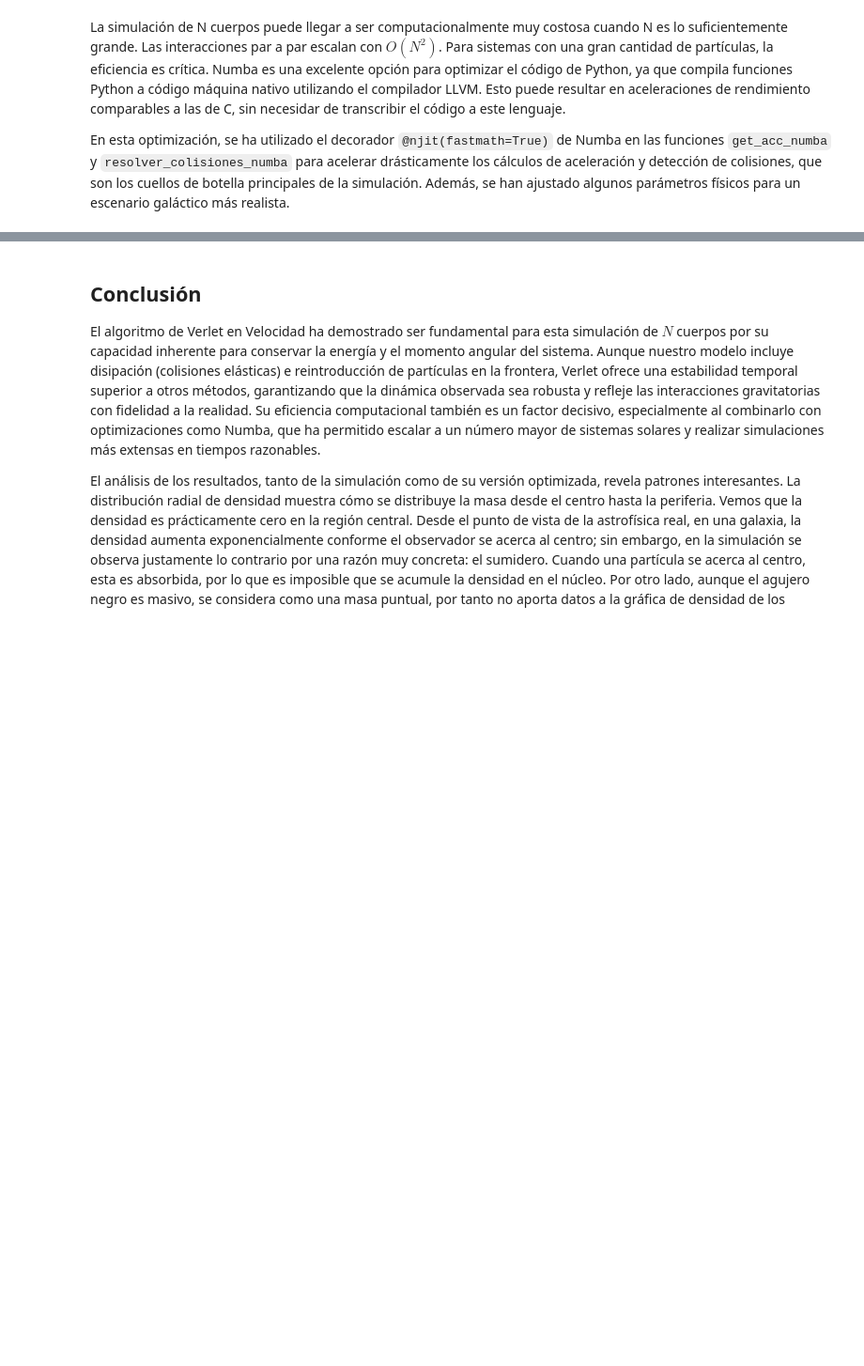
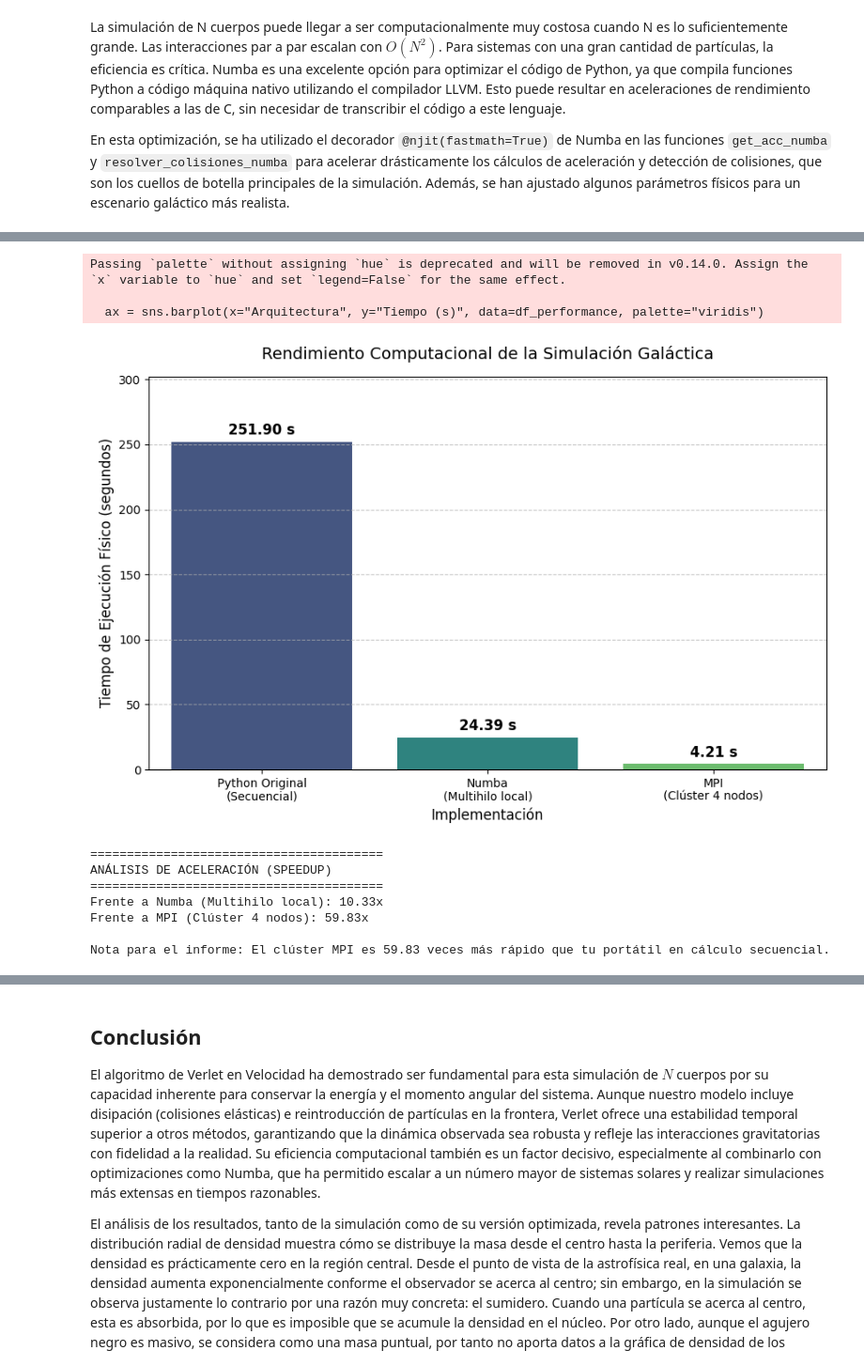
Before and after one commit to carmenbonal/2526_Computacional, a Jupyter notebook: voluntario1/Voluntario_1.ipynb, the cells around one changed output, grey strips where cells are left out. Shown at 94% size. Cells and saved outputs as stored; diff of their text form; code cells hidden in the pictures; blank space fills up the shorter version.

Commit message:
MPI y comparacion de rendimientos

```diff
--- a/voluntario1/Voluntario_1.ipynb
+++ b/voluntario1/Voluntario_1.ipynb
@@ -463,0 +680,67 @@ Tiempo total de ejecución: 16.90 segundos
+# %%
+import pandas as pd
+import matplotlib.pyplot as plt
+import seaborn as sns
+
+# 1. Definir los datos
+tiempos = {
+    "Arquitectura": [
+        "Python Original\n(Secuencial)",
+        "Numba\n(Multihilo local)",
+        "MPI\n(Clúster 4 nodos)"
+    ],
+    "Tiempo (s)": [251.8957, 24.39, 4.21]
+}
+
+df_performance = pd.DataFrame(tiempos)
+
+# 2. Configurar la gráfica
+plt.figure(figsize=(9, 6))
+ax = sns.barplot(x="Arquitectura", y="Tiempo (s)", data=df_performance, palette="viridis")
+
+# 3. Añadir las etiquetas de tiempo encima de cada barra
+for p in ax.patches:
+    ax.annotate(f"{p.get_height():.2f} s",
+                (p.get_x() + p.get_width() / 2., p.get_height()),
+                ha='center', va='center',
+                xytext=(0, 10),
+                textcoords='offset points',
+                fontsize=12, fontweight='bold')
+
+# 4. Formato estético para el informe
+plt.title("Rendimiento Computacional de la Simulación Galáctica", fontsize=14, pad=15)
+plt.ylabel("Tiempo de Ejecución Físico (segundos)", fontsize=12)
+plt.xlabel("Implementación", fontsize=12)
+plt.ylim(0, max(df_performance["Tiempo (s)"]) * 1.2) # Da espacio para que los números no se corten
+plt.grid(axis='y', linestyle='--', alpha=0.7)
+
+# 5. Guardar la imagen en alta calidad y mostrarla
+plt.tight_layout()
+plt.savefig("grafica_rendimiento_mpi.png", dpi=300)
+plt.show()
+
+# 6. Cálculo automático del Speedup
+t_base = df_performance.loc[0, 'Tiempo (s)']
+print("\n" + "="*40)
+print("ANÁLISIS DE ACELERACIÓN (SPEEDUP)")
+print("="*40)
+
+for i in range(1, len(df_performance)):
+    nombre = df_performance.loc[i, 'Arquitectura'].replace('\n', ' ')
+    t_actual = df_performance.loc[i, 'Tiempo (s)']
+    speedup = t_base / t_actual
+    print(f"Frente a {nombre}: {speedup:.2f}x")
+
+print("\nNota para el informe: El clúster MPI es {:.2f} veces más rápido que tu portátil en cálculo secuencial.".format(t_base / df_performance.loc[2, 'Tiempo (s)']))
+# %% [output]
+Passing `palette` without assigning `hue` is deprecated and will be removed in v0.14.0. Assign the `x` variable to `hue` and set `legend=False` for the same effect.
+
+  ax = sns.barplot(x="Arquitectura", y="Tiempo (s)", data=df_performance, palette="viridis")
+[figure, added]
+========================================
+ANÁLISIS DE ACELERACIÓN (SPEEDUP)
+========================================
+Frente a Numba (Multihilo local): 10.33x
+Frente a MPI (Clúster 4 nodos): 59.83x
+
+Nota para el informe: El clúster MPI es 59.83 veces más rápido que tu portátil en cálculo secuencial.
```
Also changed, not shown: parts of 7 cells of this notebook.
